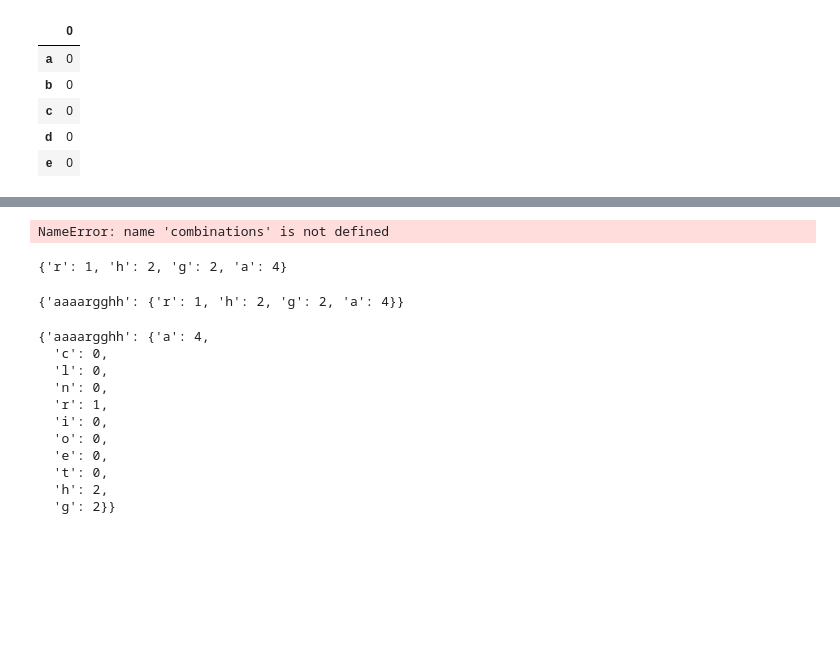
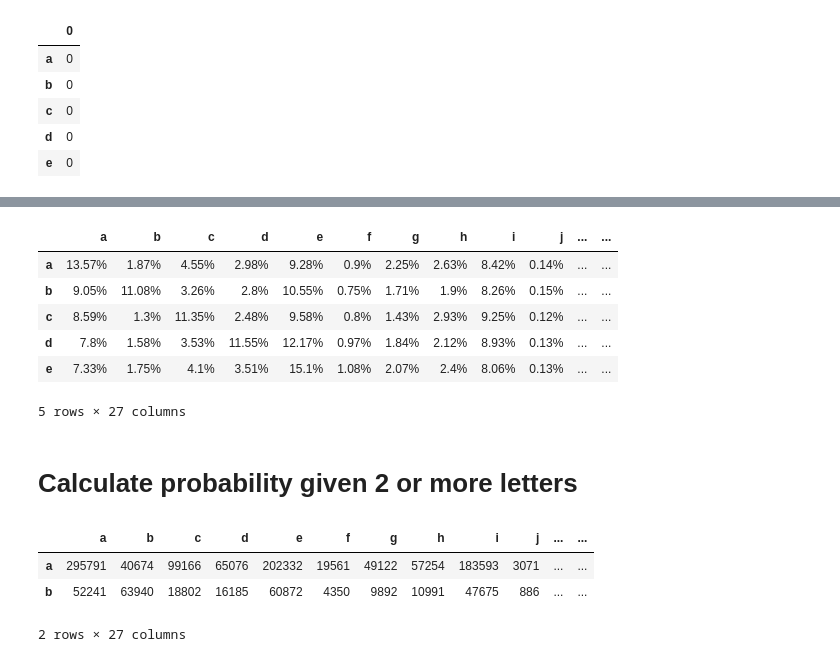
Before and after one commit to Jorge-Doncel/predict-letter, a Jupyter notebook: notebooks/Words Analize.ipynb, the cells around one changed output, grey strips where cells are left out. Saved outputs shown, nothing was run; the diff lists cells and outputs as text; code cells hidden in the pictures; blank space fills up the shorter version.

```diff
--- a/notebooks/Words Analize.ipynb
+++ b/notebooks/Words Analize.ipynb
@@ -82,4 +100,0 @@ dic[80]
-# %%
-for i in dic[80]:
-    df.iloc[i][dic[80][i]]+=1
-df.head(5)
@@ -94,19 +100,0 @@ df.head(5)
-# %%
-for i,x  in combinations(dic[80] and dic[80]):
-    df.loc[i][i]+=1
-# %% [output]
-NameError: name 'combinations' is not defined
-# %%
-a="aaaargghh"
-new={}
-d={}
-for char in set(a):
-    new={a:d}
-    d[char]=a.count(char)
-print(d)
-# %% [output]
-{'r': 1, 'h': 2, 'g': 2, 'a': 4}
-# %%
-new
-# %% [output]
-{'aaaargghh': {'r': 1, 'h': 2, 'g': 2, 'a': 4}}
@@ -120,14 +101,13 @@ for i in dic[20:25]:
-# %%
-new
-# %% [output]
-{'aaaargghh': {'a': 4,
-  'c': 0,
-  'l': 0,
-  'n': 0,
-  'r': 1,
-  'i': 0,
-  'o': 0,
-  'e': 0,
-  't': 0,
-  'h': 2,
-  'g': 2}}
+# %%
+df_per= (df.div(df.sum(axis=1), axis=0)*100).round(2).astype(str) + '%'
+df_per.head()
+# %% [output]
+|  | a | b | c | d | e | f | g | h | i | j | ... | ... |
+| a | 13.57% | 1.87% | 4.55% | 2.98% | 9.28% | 0.9% | 2.25% | 2.63% | 8.42% | 0.14% | ... | ... |
+| b | 9.05% | 11.08% | 3.26% | 2.8% | 10.55% | 0.75% | 1.71% | 1.9% | 8.26% | 0.15% | ... | ... |
+| c | 8.59% | 1.3% | 11.35% | 2.48% | 9.58% | 0.8% | 1.43% | 2.93% | 9.25% | 0.12% | ... | ... |
+| d | 7.8% | 1.58% | 3.53% | 11.55% | 12.17% | 0.97% | 1.84% | 2.12% | 8.93% | 0.13% | ... | ... |
+| e | 7.33% | 1.75% | 4.1% | 3.51% | 15.1% | 1.08% | 2.07% | 2.4% | 8.06% | 0.13% | ... | ... |
+5 rows × 27 columns
+# %% [markdown]
+# Calculate probability given 2 or more letters
@@ -133,0 +116,8 @@ new
+# %%
+df_cal= df.loc[li]
+df_cal
+# %% [output]
+|  | a | b | c | d | e | f | g | h | i | j | ... | ... |
+| a | 295791 | 40674 | 99166 | 65076 | 202332 | 19561 | 49122 | 57254 | 183593 | 3071 | ... | ... |
+| b | 52241 | 63940 | 18802 | 16185 | 60872 | 4350 | 9892 | 10991 | 47675 | 886 | ... | ... |
+2 rows × 27 columns
```
Also changed, not shown: parts of 15 cells of this notebook, 1 other file.
